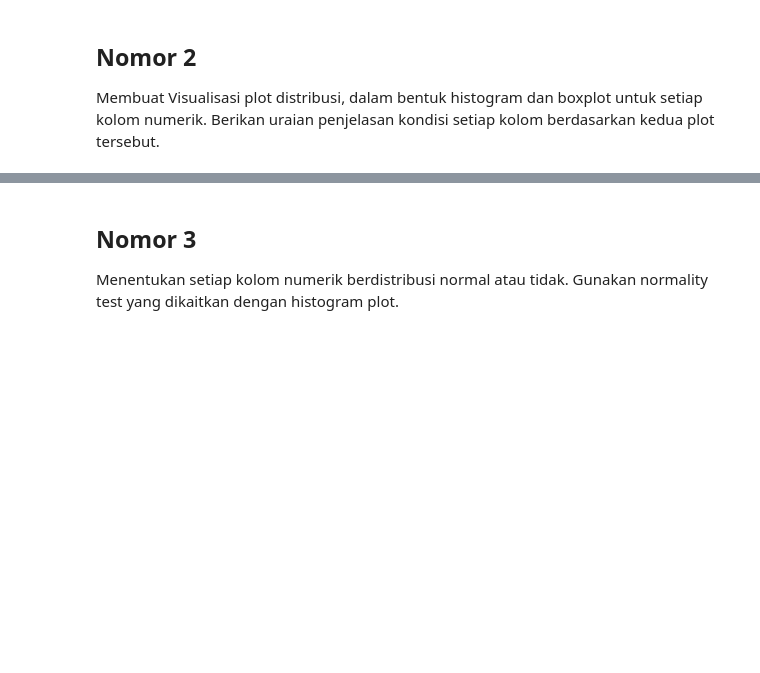
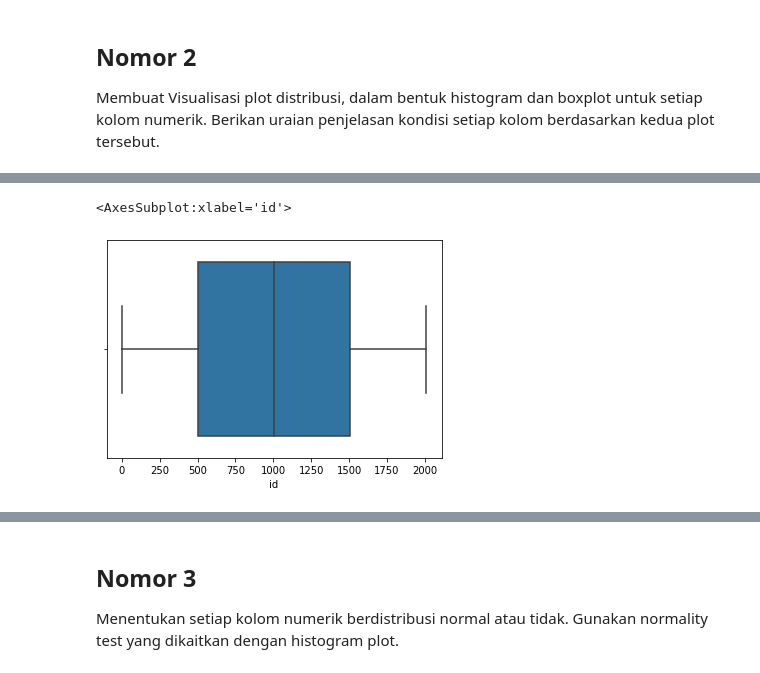
Before and after one commit to clauculus/probstat-analysis, a Jupyter notebook: K01-T1-IF2220-13520073.ipynb, the cells around one changed output, grey strips where cells are left out. Saved outputs shown, nothing was run; the diff lists cells and outputs as text; code cells hidden in the pictures; blank space fills up the shorter version.

```diff
--- a/K01-T1-IF2220-13520073.ipynb
+++ b/K01-T1-IF2220-13520073.ipynb
@@ -122,0 +131,5 @@ tersebut.
+# %%
+sns.boxplot(x = df["id"])
+# %% [output]
+<AxesSubplot:xlabel='id'>
+[figure, added]
```
Also changed, not shown: parts of 95 cells of this notebook.
